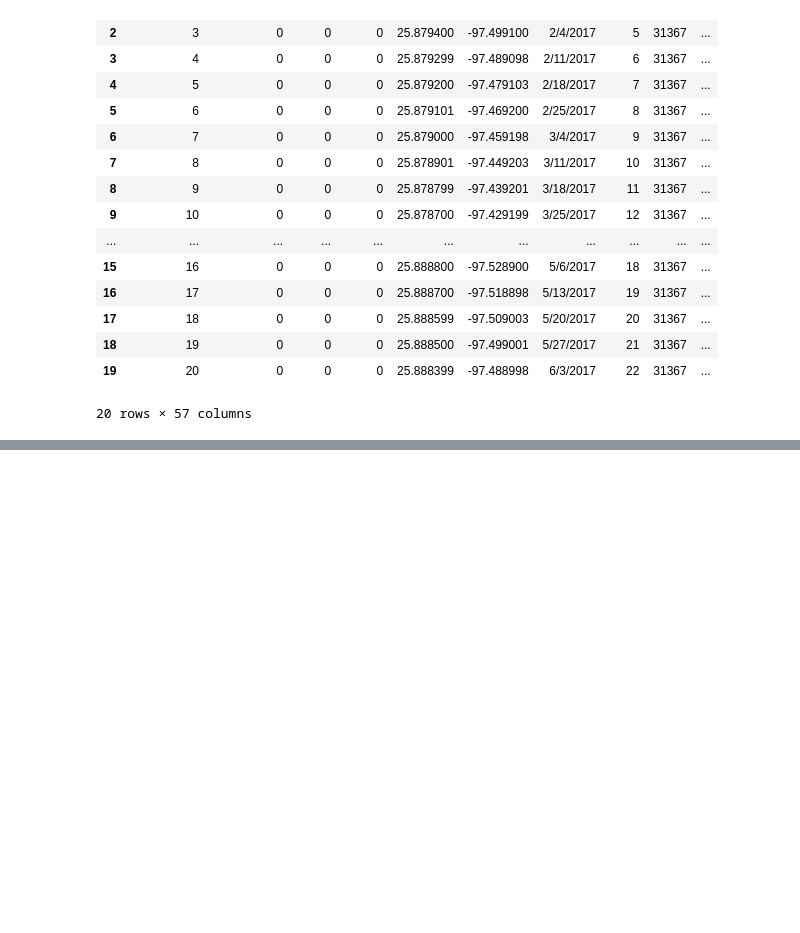
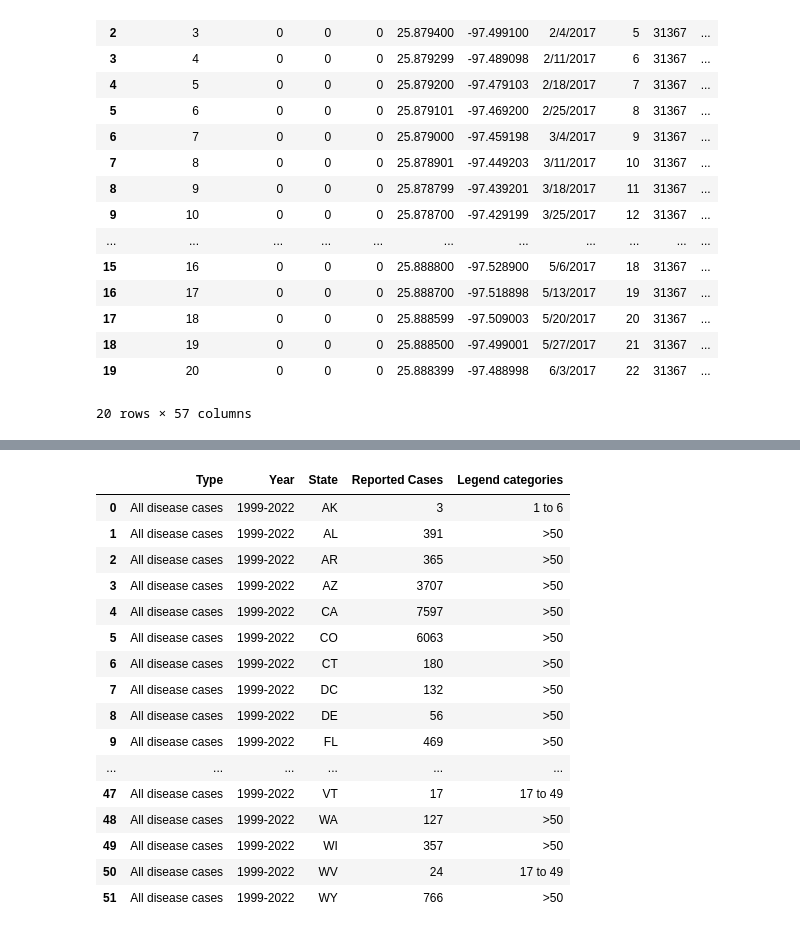
Before and after one commit to jscorrea16/Pandas, a Jupyter notebook: BIDSS_4_Joshua_Correa_CIDM_5310.ipynb, the cells around one changed output, grey strips where cells are left out. Drawn from its saved outputs; the diff is of its cells as text; code cells hidden in the pictures; blank space fills up the shorter version.

```diff
--- a/BIDSS_4_Joshua_Correa_CIDM_5310.ipynb
+++ b/BIDSS_4_Joshua_Correa_CIDM_5310.ipynb
@@ -113,0 +119,6 @@ Image(url = 'https://www.amarillo.gov/home/showpublishedimage/12506/637600557321
+# %%
+# CDC Data: Human Disease Cases reported by State
+
+cdc_state_df = pd.read_csv('/content/drive/MyDrive/Dataset/West Nile virus human disease cases reported by state of residence from year(s) and type of case selected above.csv')
+
+cdc_state_df.head(10)
@@ -113,0 +137,28 @@ Image(url = 'https://www.amarillo.gov/home/showpublishedimage/12506/637600557321
+# %%
+def highlight_col(x):
+  r = 'background-color: red'
+  g = 'background-color: grey'
+  temp_df = pd.DataFrame('', index = x.index, columns = x.columns)
+  temp_df.iloc[:, 2] = r
+  temp_df.iloc[:, 3] = g
+  return temp_df
+
+cdc_state_df.style.apply(highlight_col, axis = None)
+# %% [output]
+|  | Type | Year | State | Reported Cases | Legend categories |
+| 0 | All disease cases | 1999-2022 | AK | 3 | 1 to 6 |
+| 1 | All disease cases | 1999-2022 | AL | 391 | >50 |
+| 2 | All disease cases | 1999-2022 | AR | 365 | >50 |
+| 3 | All disease cases | 1999-2022 | AZ | 3707 | >50 |
+| 4 | All disease cases | 1999-2022 | CA | 7597 | >50 |
+| 5 | All disease cases | 1999-2022 | CO | 6063 | >50 |
+| 6 | All disease cases | 1999-2022 | CT | 180 | >50 |
+| 7 | All disease cases | 1999-2022 | DC | 132 | >50 |
+| 8 | All disease cases | 1999-2022 | DE | 56 | >50 |
+| 9 | All disease cases | 1999-2022 | FL | 469 | >50 |
+| ... | ... | ... | ... | ... | ... |
+| 47 | All disease cases | 1999-2022 | VT | 17 | 17 to 49 |
+| 48 | All disease cases | 1999-2022 | WA | 127 | >50 |
+| 49 | All disease cases | 1999-2022 | WI | 357 | >50 |
+| 50 | All disease cases | 1999-2022 | WV | 24 | 17 to 49 |
+| 51 | All disease cases | 1999-2022 | WY | 766 | >50 |
```
Also changed, not shown: parts of 7 cells of this notebook.
